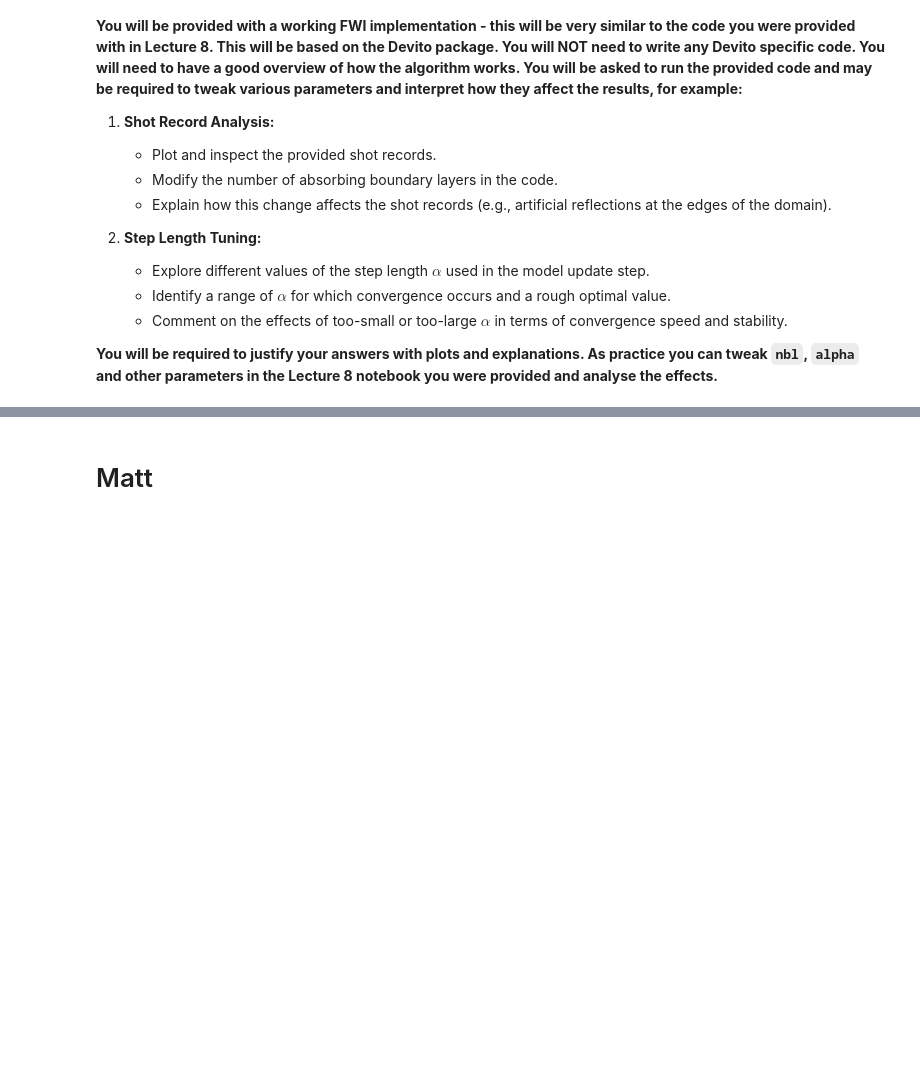
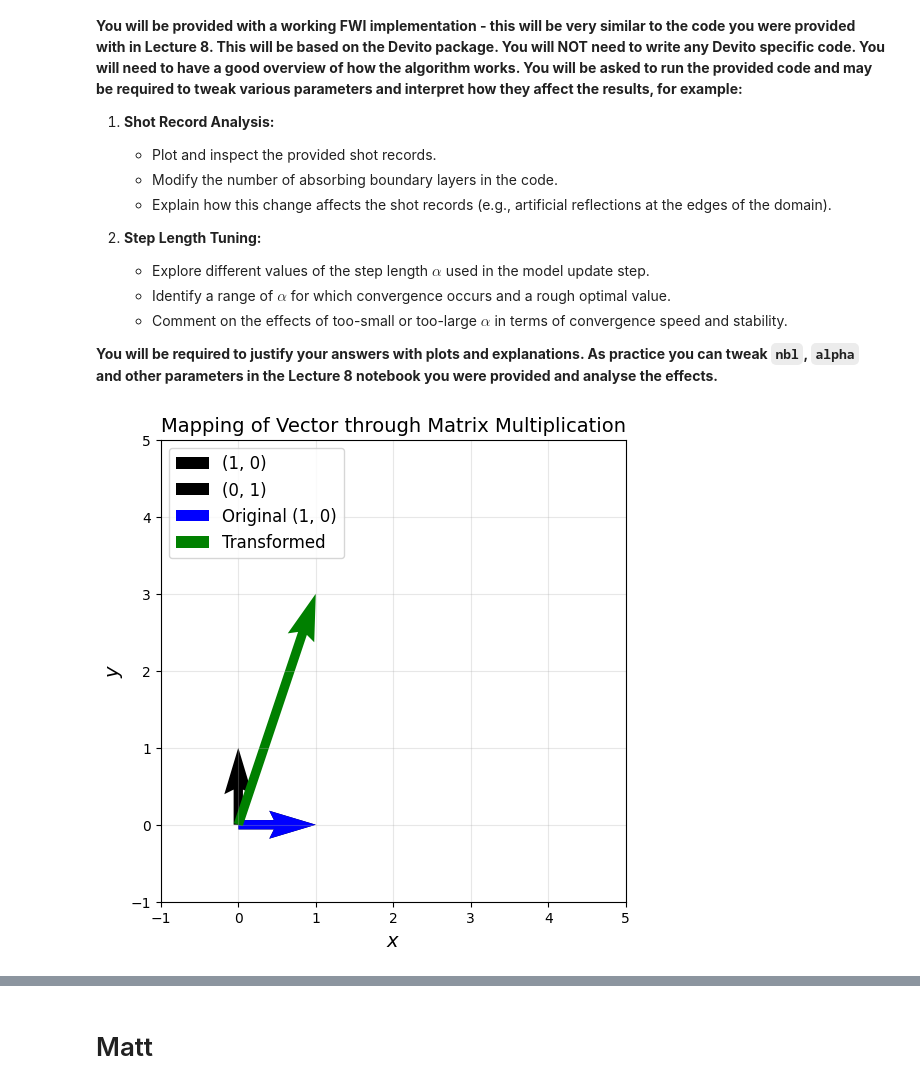
Before and after one commit to zhn66776/AIM1, a Jupyter notebook: Applied_Inversion_2025_FWI_test_prep.ipynb, the cells around one changed output, grey strips where cells are left out. Drawn from its saved outputs; the diff is of its cells as text; code cells hidden in the pictures; blank space fills up the shorter version.

```diff
--- a/Applied_Inversion_2025_FWI_test_prep.ipynb
+++ b/Applied_Inversion_2025_FWI_test_prep.ipynb
@@ -38,3 +38,46 @@ $$ f(x, y) = 3x^2 + y^2 + 4xy - 6x - 9y $$
    - Comment on the effects of too-small or too-large $\alpha$ in terms of convergence speed and stability.
 
 **You will be required to justify your answers with plots and explanations. As practice you can tweak `nbl`, `alpha` and other parameters in the Lecture 8 notebook you were provided and analyse the effects.**
+# %%
+import numpy as np
+import matplotlib.pyplot as plt
+
+fig = plt.figure(figsize=(6, 6))
+ax1 = fig.add_subplot(111)
+
+ax1.set_xlabel("$x$", fontsize=14)
+ax1.set_ylabel("$y$", fontsize=14)
+ax1.set_title('Mapping of Vector through Matrix Multiplication', fontsize=14)
+
+# Original basis vectors
+i = np.array([1, 0])
+j = np.array([0, 1])
+
+# Plot the original basis vectors
+ax1.quiver(0, 0, i[0], i[1], angles='xy', scale_units='xy', scale=1, color='k', width=0.02, label='(1, 0)')
+ax1.quiver(0, 0, j[0], j[1], angles='xy', scale_units='xy', scale=1, color='k', width=0.02, label='(0, 1)')
+
+# Define matrix A
+A = np.array([[1., 2.], [3., 4.]])
+
+# Define the original vector (1, 0)
+original_vec = np.array([1, 0])
+
+# Calculate the transformed vector
+transformed_vec = A @ original_vec  # Matrix-vector multiplication
+
+# Plot the original vector
+ax1.quiver(0, 0, original_vec[0], original_vec[1], angles='xy', scale_units='xy', scale=1, color='blue', width=0.02, label='Original (1, 0)')
+
+# Plot the transformed vector
+ax1.quiver(0, 0, transformed_vec[0], transformed_vec[1], angles='xy', scale_units='xy', scale=1, color='green', width=0.02, label='Transformed')
+
+# Set limits and grid
+ax1.set_xlim(-1, 5)
+ax1.set_ylim(-1, 5)
+ax1.grid(alpha=0.3)
+
+ax1.legend(loc='upper left', fontsize=12)
+plt.show()
+# %% [output]
+[figure, added]
```
Also changed, not shown: parts of 4 cells of this notebook.
